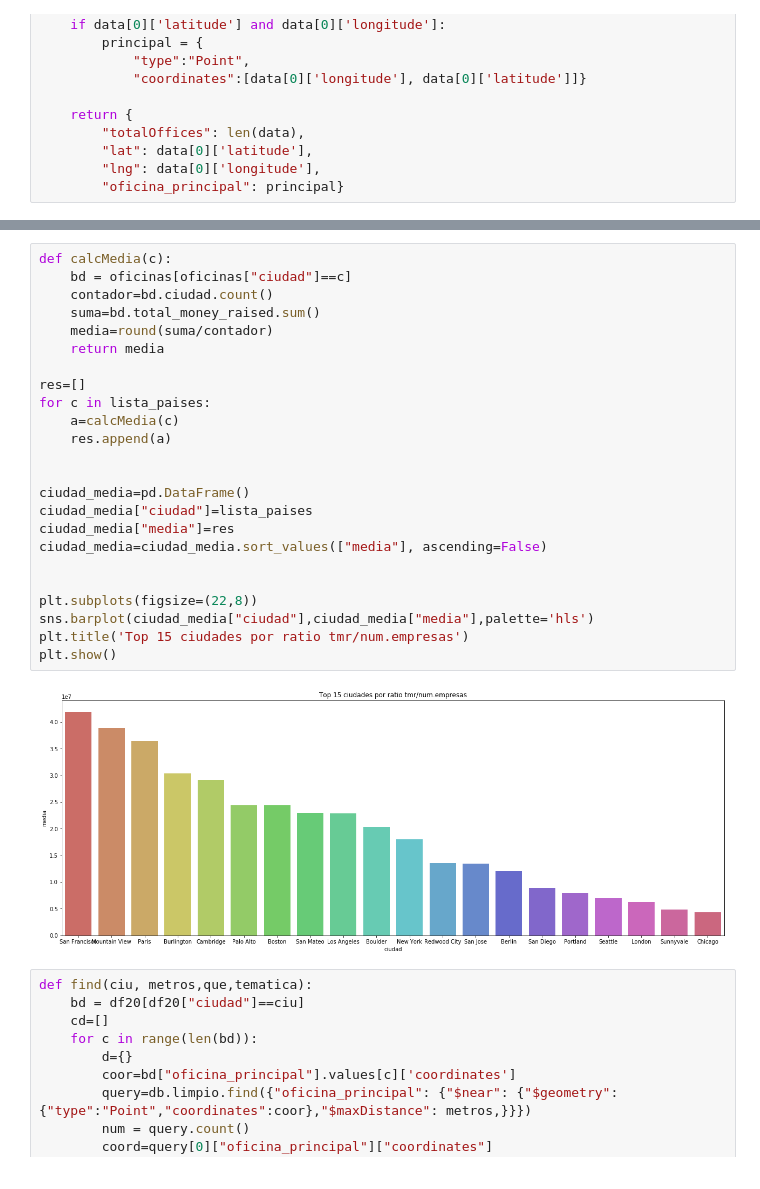
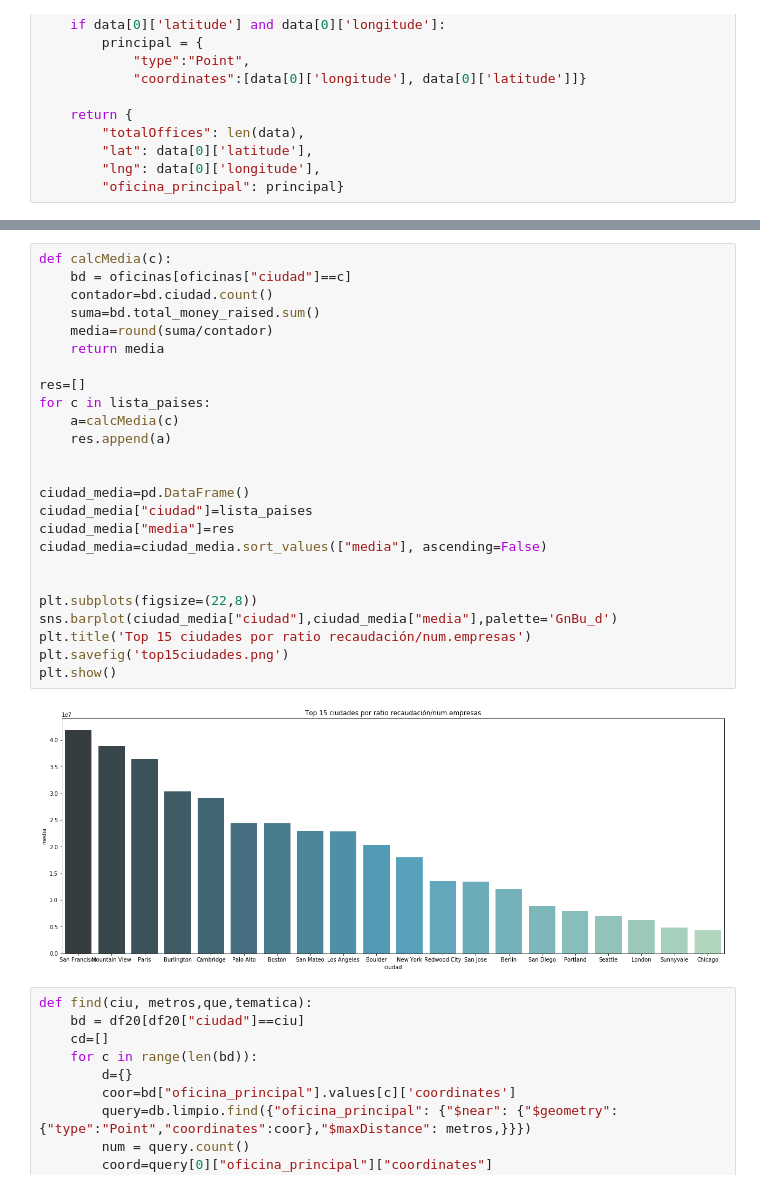
Before and after one commit to Pacoanes/find_my_office, a Jupyter notebook: Extraer.ipynb, the cells around one changed output, grey strips where cells are left out. Saved outputs shown, nothing was run; the diff lists cells and outputs as text.

```diff
--- a/Extraer.ipynb
+++ b/Extraer.ipynb
@@ -170,29 +170,30 @@ ma
 # %%
 def calcMedia(c):
     bd = oficinas[oficinas["ciudad"]==c]
     contador=bd.ciudad.count()
     suma=bd.total_money_raised.sum()
     media=round(suma/contador)
     return media
 
 res=[]
 for c in lista_paises:
     a=calcMedia(c)
     res.append(a)
 
 
 ciudad_media=pd.DataFrame()
 ciudad_media["ciudad"]=lista_paises
 ciudad_media["media"]=res
 ciudad_media=ciudad_media.sort_values(["media"], ascending=False)
 
 
 plt.subplots(figsize=(22,8))
-sns.barplot(ciudad_media["ciudad"],ciudad_media["media"],palette='hls')
-plt.title('Top 15 ciudades por ratio tmr/num.empresas')
+sns.barplot(ciudad_media["ciudad"],ciudad_media["media"],palette='GnBu_d')
+plt.title('Top 15 ciudades por ratio recaudación/num.empresas')
+plt.savefig('top15ciudades.png')
 plt.show()
 # %% [output]
-[figure, old version]
+[figure, new version]
 # %%
 def find(ciu, metros,que,tematica):
     bd = df20[df20["ciudad"]==ciu]
```
Also changed, not shown: parts of 1 cell of this notebook, 4 other files.
